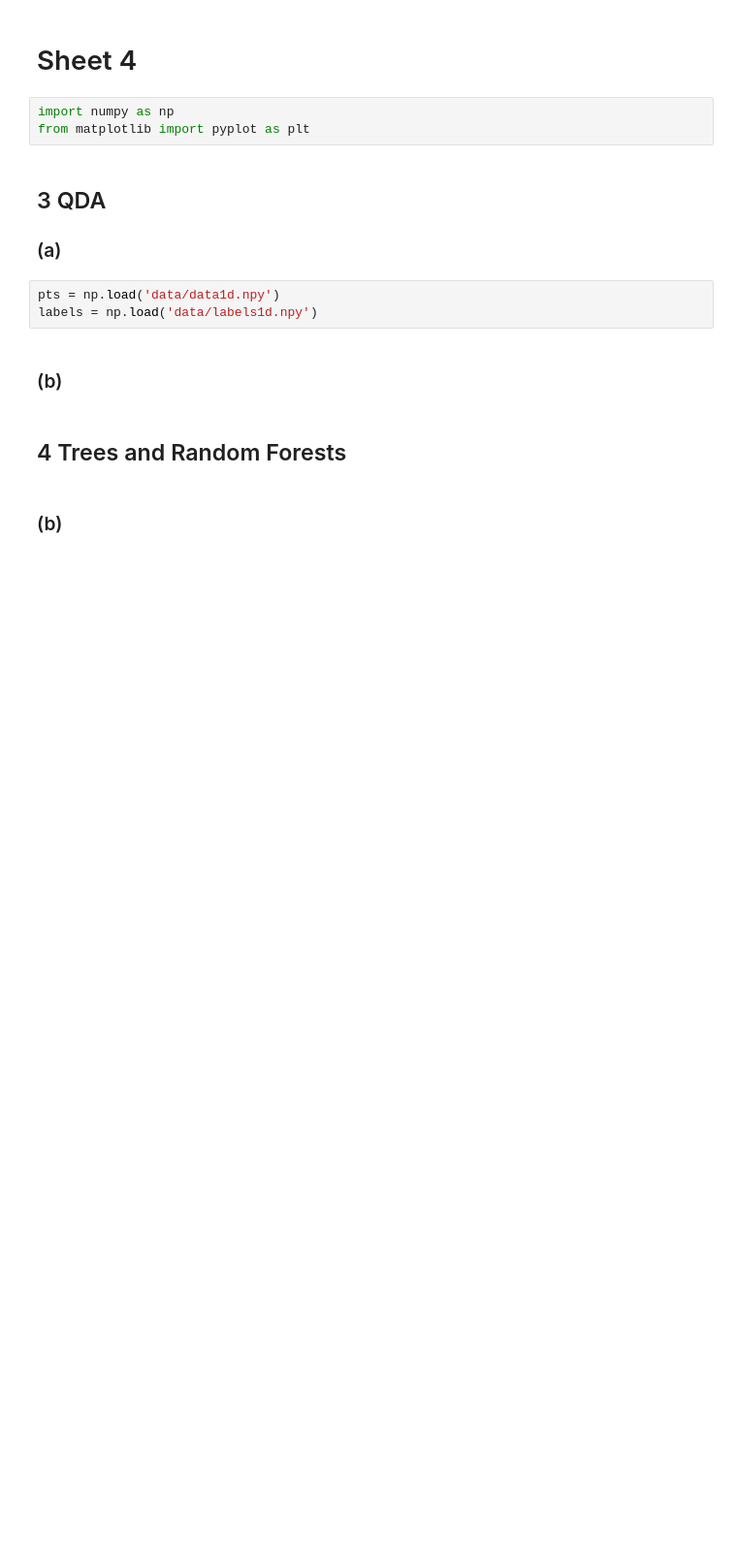
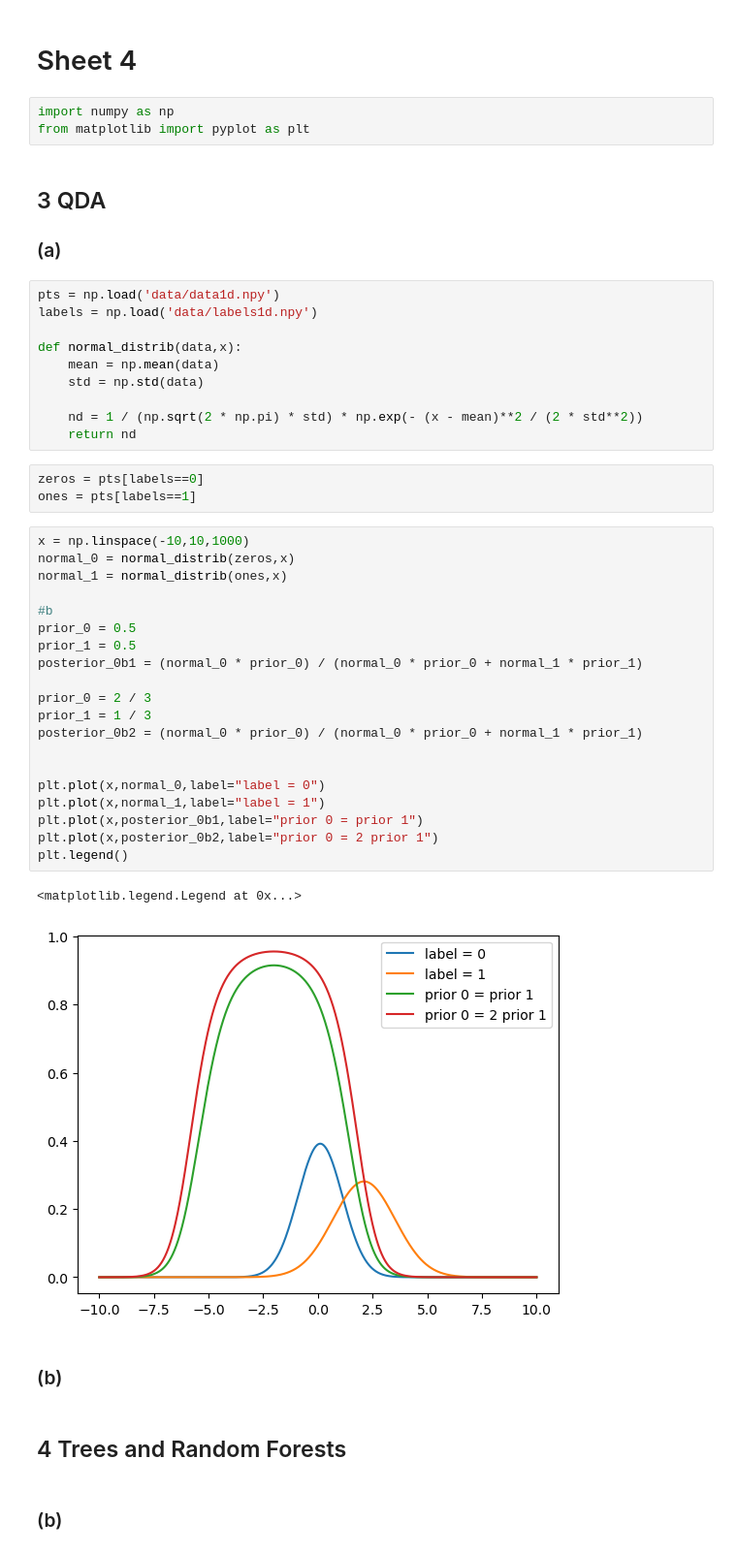
Before and after one commit to Sam-RvandV/mlph_w24, a Jupyter notebook: sheet04/sheet04.ipynb, the cells around one changed output. Shown: that part at 97% size. Saved outputs shown, nothing was run; the diff lists cells and outputs as text; blank space fills up the shorter version.

```diff
--- a/sheet04/sheet04.ipynb
+++ b/sheet04/sheet04.ipynb
@@ -6,9 +6,42 @@ from matplotlib import pyplot as plt
 # %% [markdown]
 ## 3 QDA
 ### (a)
-# %%
-pts = np.load('data/data1d.npy')
-labels = np.load('data/labels1d.npy')
+# %%
+pts = np.load('data/data1d.npy')
+labels = np.load('data/labels1d.npy')
+
+def normal_distrib(data,x):
+    mean = np.mean(data)
+    std = np.std(data)
+
+    nd = 1 / (np.sqrt(2 * np.pi) * std) * np.exp(- (x - mean)**2 / (2 * std**2))
+    return nd
+# %%
+zeros = pts[labels==0]
+ones = pts[labels==1]
+# %%
+x = np.linspace(-10,10,1000)
+normal_0 = normal_distrib(zeros,x)
+normal_1 = normal_distrib(ones,x)
+
+#b
+prior_0 = 0.5
+prior_1 = 0.5
+posterior_0b1 = (normal_0 * prior_0) / (normal_0 * prior_0 + normal_1 * prior_1)
+
+prior_0 = 2 / 3
+prior_1 = 1 / 3
+posterior_0b2 = (normal_0 * prior_0) / (normal_0 * prior_0 + normal_1 * prior_1)
+
+
+plt.plot(x,normal_0,label="label = 0")
+plt.plot(x,normal_1,label="label = 1")
+plt.plot(x,posterior_0b1,label="prior 0 = prior 1")
+plt.plot(x,posterior_0b2,label="prior 0 = 2 prior 1")
+plt.legend()
+# %% [output]
+<matplotlib.legend.Legend at 0x...>
+[figure, added]
 # %% [markdown]
 ### (b)
 # %% [markdown]
```
Also changed, not shown: parts of 1 cell of this notebook, 1 other file.
